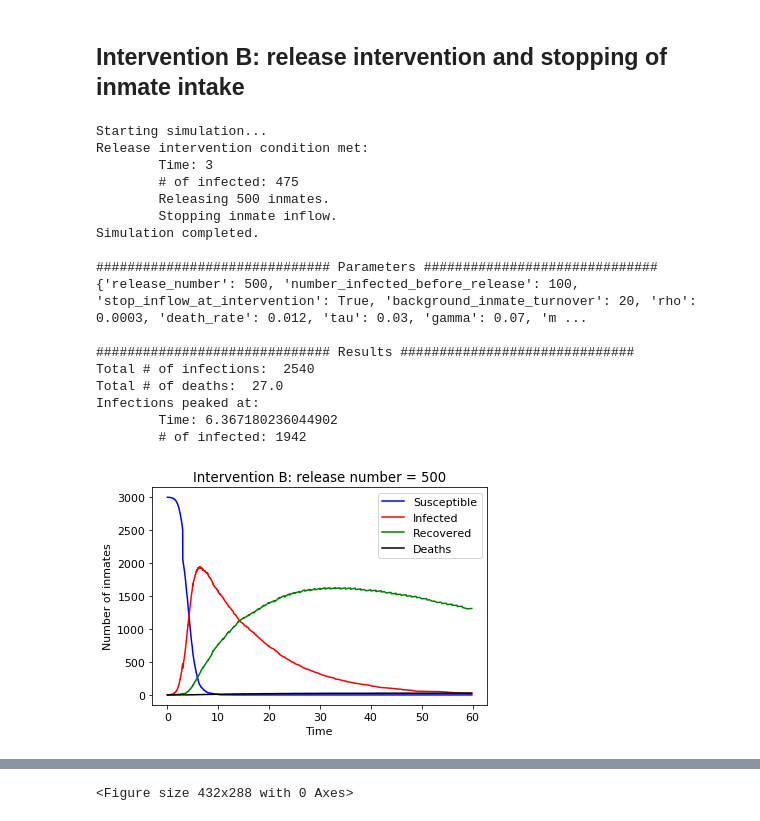
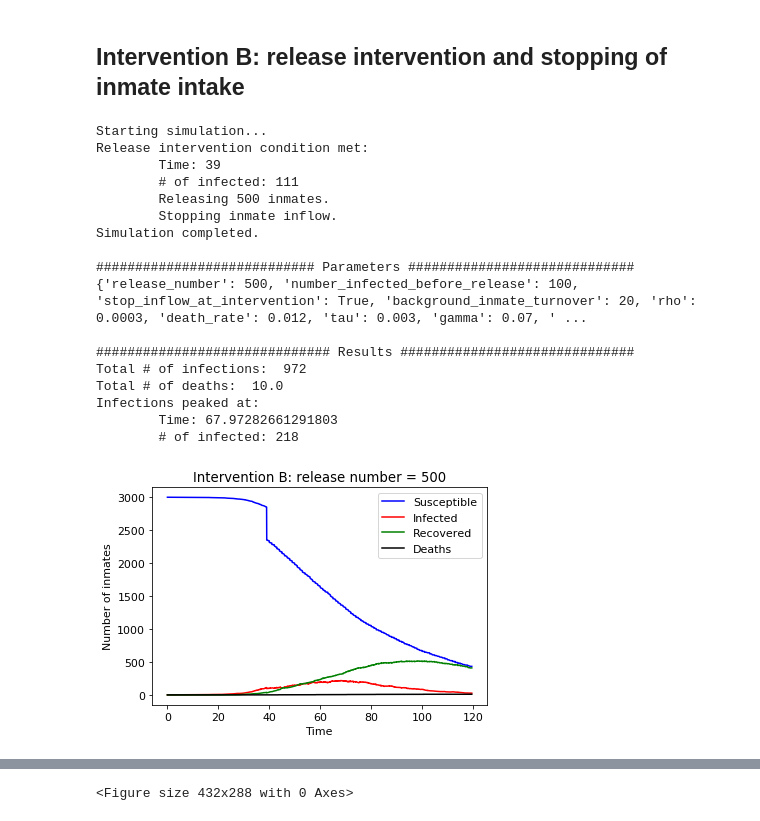
Before and after one commit to bwolfson97/UCLA-Networks-Final-Project, a Jupyter notebook: experiments.ipynb, the cells around one changed output, grey strips where cells are left out. Saved outputs shown, nothing was run; the diff lists cells and outputs as text; code cells hidden in the pictures.

```diff
--- a/experiments.ipynb
+++ b/experiments.ipynb
@@ -130,27 +140,30 @@ Plot saved with filename: simulation_plot_release_number-0__num_inf_bf_release-1
 # %% [markdown]
 ## Intervention B: release intervention and stopping of inmate intake
 # %%
+%%time
 t, S, I, R, D = (end_to_end(release_number=500,
+                            tau=0.003,
+                            max_time=120,
                             number_infected_before_release=100,
                             stop_inflow_at_intervention=True,
                             save_plot=True,
                             title='Intervention B: release number = 500'))
 # %% [output]
 Starting simulation...
 Release intervention condition met:
-        Time: 3
-        # of infected: 475
+        Time: 39
+        # of infected: 111
         Releasing 500 inmates.
         Stopping inmate inflow.
 Simulation completed.
 
-############################## Parameters ##############################
-{'release_number': 500, 'number_infected_before_release': 100, 'stop_inflow_at_intervention': True, 'background_inmate_turnover': 20, 'rho': 0.0003, 'death_rate': 0.012, 'tau': 0.03, 'gamma': 0.07, 'm ...
+############################ Parameters #############################
+{'release_number': 500, 'number_infected_before_release': 100, 'stop_inflow_at_intervention': True, 'background_inmate_turnover': 20, 'rho': 0.0003, 'death_rate': 0.012, 'tau': 0.003, 'gamma': 0.07, ' ...
 
 ############################## Results ##############################
-Total # of infections:  2540
-Total # of deaths:  27.0
+Total # of infections:  972
+Total # of deaths:  10.0
 Infections peaked at:
-        Time: 6.367180236044902
-        # of infected: 1942
+        Time: 67.97282661291803
+        # of infected: 218
-[figure, old version]
+[figure, new version]
```
Also changed, not shown: parts of 6 cells of this notebook.
